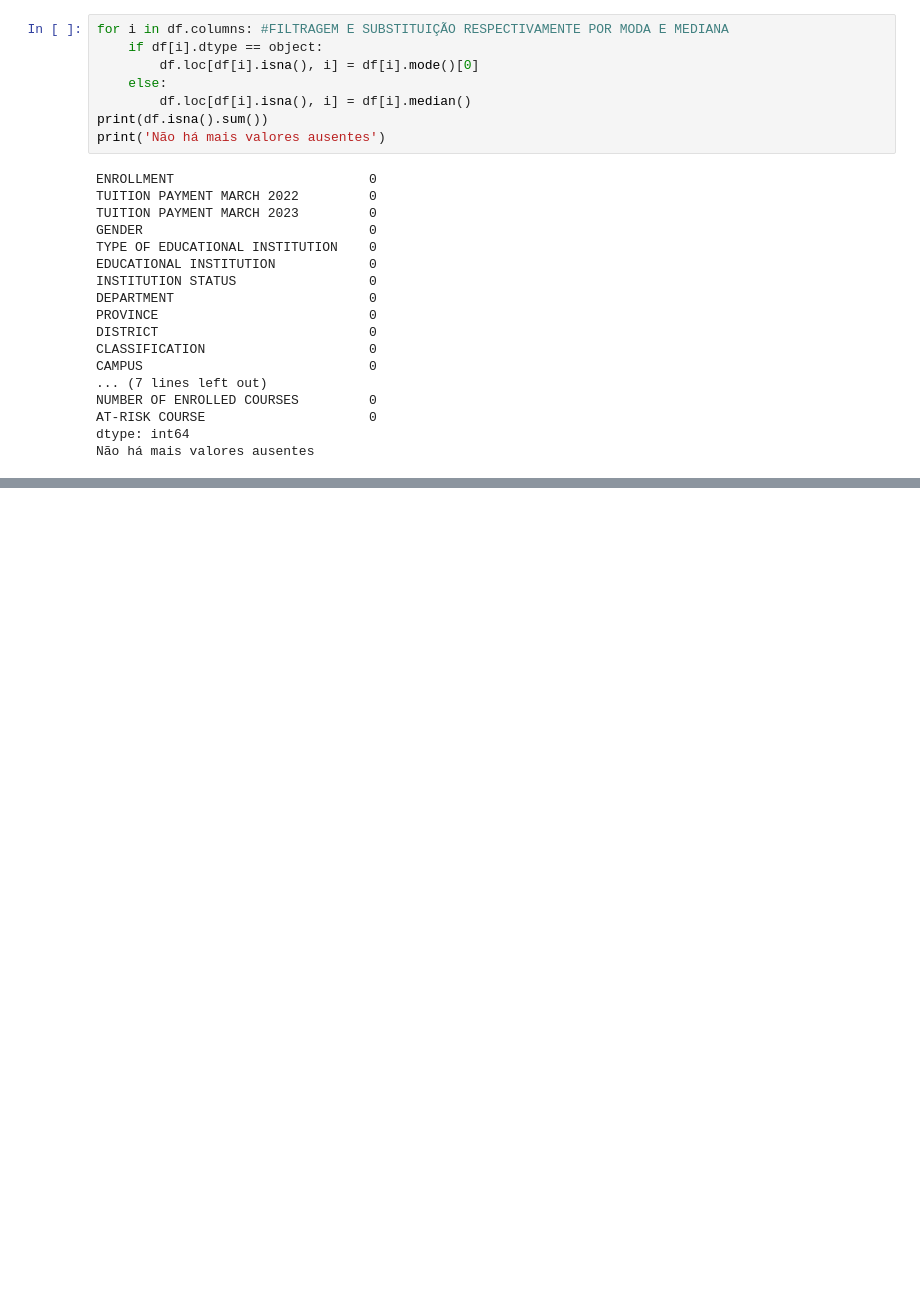
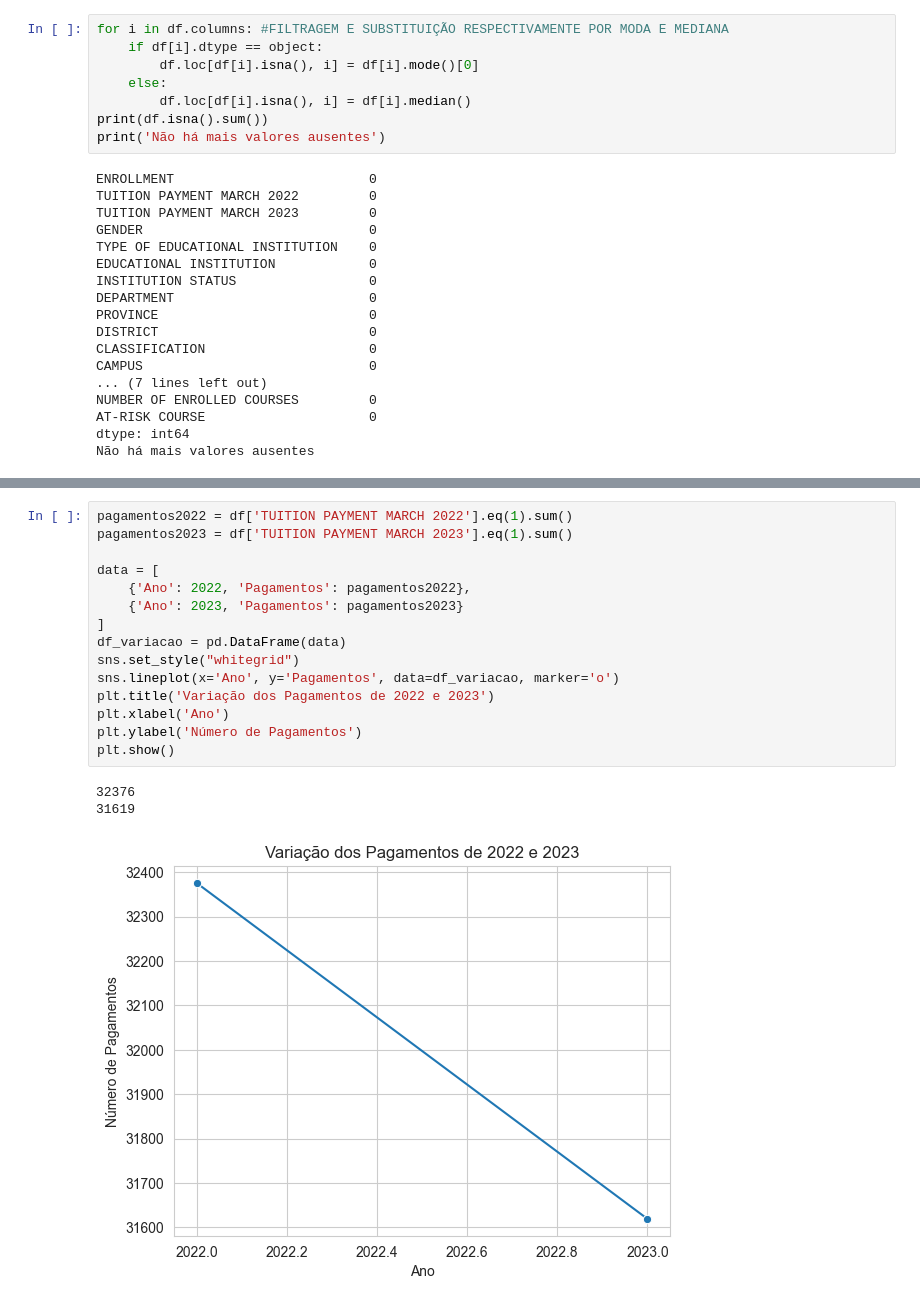
Before and after one commit to Gaalbu/dash-pandas, a Jupyter notebook: project.ipynb, the cells around one changed output, grey strips where cells are left out. Cells and saved outputs as stored; diff of their text form; blank space fills up the shorter version.

```diff
--- a/project.ipynb
+++ b/project.ipynb
@@ -63,0 +86,19 @@ Não há mais valores ausentes
+# %%
+pagamentos2022 = df['TUITION PAYMENT MARCH 2022'].eq(1).sum()
+pagamentos2023 = df['TUITION PAYMENT MARCH 2023'].eq(1).sum()
+
+data = [
+    {'Ano': 2022, 'Pagamentos': pagamentos2022},
+    {'Ano': 2023, 'Pagamentos': pagamentos2023}
+]
+df_variacao = pd.DataFrame(data)
+sns.set_style("whitegrid")
+sns.lineplot(x='Ano', y='Pagamentos', data=df_variacao, marker='o')
+plt.title('Variação dos Pagamentos de 2022 e 2023')
+plt.xlabel('Ano')
+plt.ylabel('Número de Pagamentos')
+plt.show()
+# %% [output]
+32376
+31619
+[figure, added]
```
Also changed, not shown: parts of 2 cells of this notebook.
